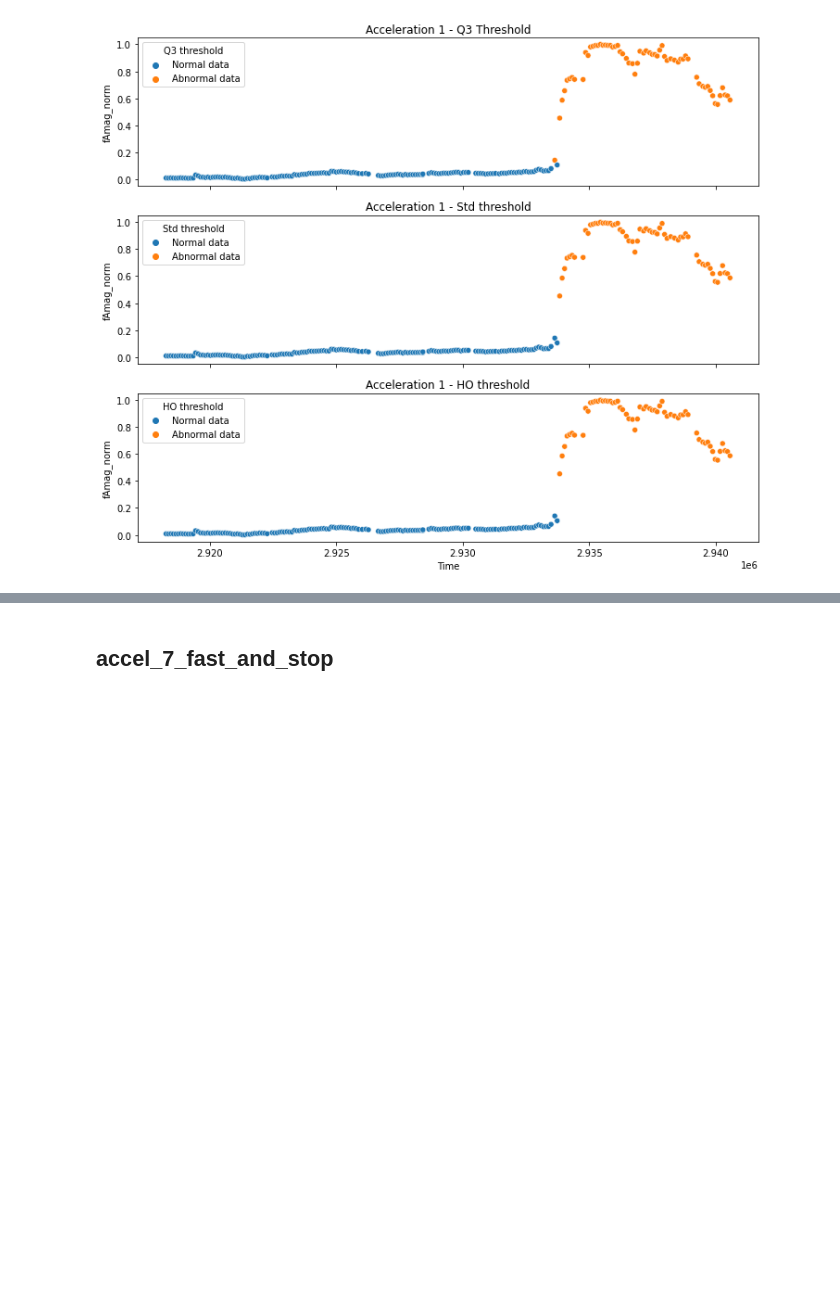
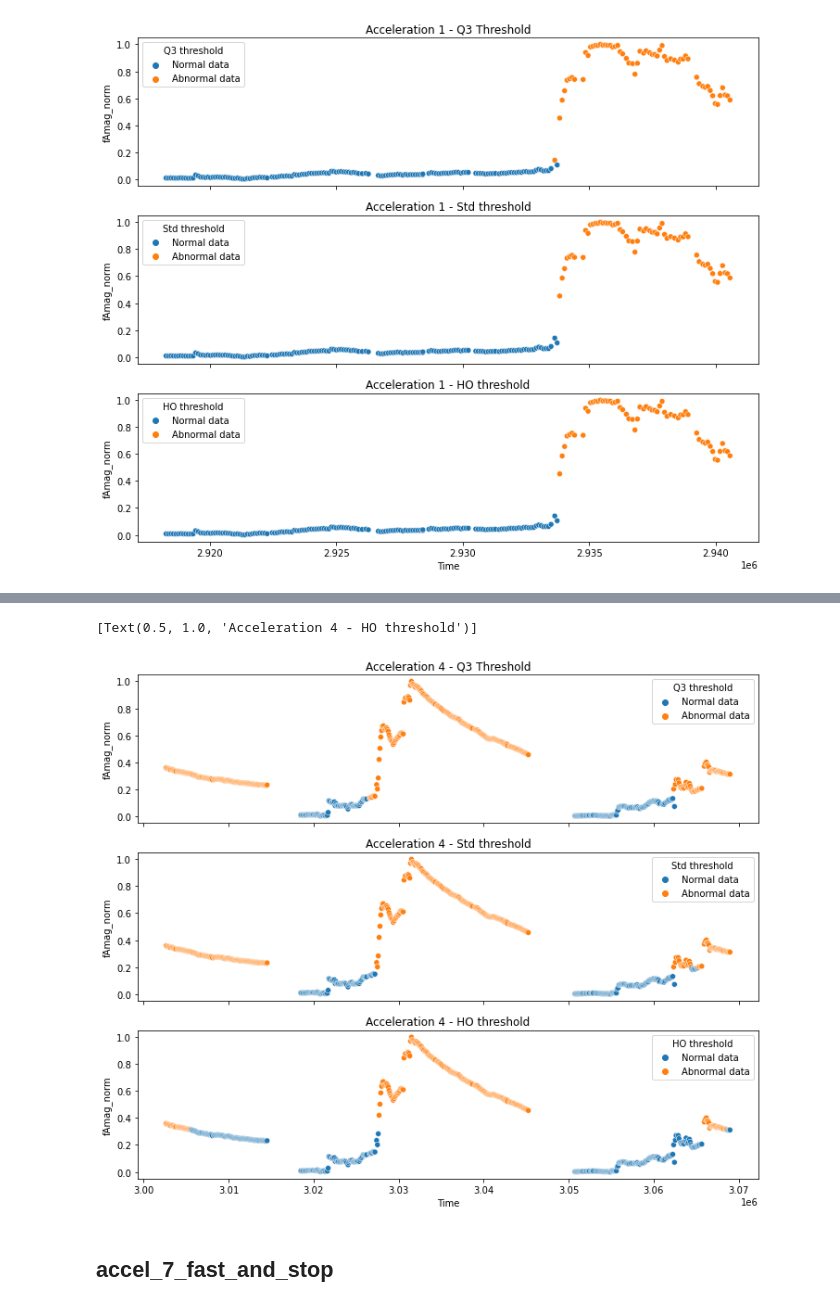
Before and after one commit to ttuncay/Zoomo-Project_LEVeraging-Data-Team, a Jupyter notebook: Data Analysis Step 2 Abnormal Behaviour Identification/Data Analysis Step 2 Abnormal Behaviour Identification on Laballed Data.ipynb, the cells around one changed output, grey strips where cells are left out. Cells and saved outputs as stored; diff of their text form; code cells hidden in the pictures; blank space fills up the shorter version.

Commit message:
Accel 4 Added

```diff
--- a/Data Analysis Step 2 Abnormal Behaviour Identification/Data Analysis Step 2 Abnormal Behaviour Identification on Laballed Data.ipynb
+++ b/Data Analysis Step 2 Abnormal Behaviour Identification/Data Analysis Step 2 Abnormal Behaviour Identification on Laballed Data.ipynb
@@ -498,0 +528,6 @@ Accel_1.to_csv('Accel_1_normal_vs_abnormal.csv')
+# %%
+# Calculate filtered and unfiltered Amag for acceleration 4 data.
+
+Accel_4['fAmag'] = np.sqrt((Accel_4['X_f'])**2 + (Accel_4['Y_f'])**2 + (Accel_4['Z_f'])**2)
+
+Accel_4['Amag'] = np.sqrt((Accel_4['X'])**2 + (Accel_4['Y'])**2 + (Accel_4['Z'])**2)
@@ -498,0 +545,8 @@ Accel_1.to_csv('Accel_1_normal_vs_abnormal.csv')
+# %%
+# Calculate normalised fAmag & Amag for Acceleration 4.
+
+Accel_4['fAmag_norm'] = ((Accel_4['fAmag'] - Accel_4['fAmag'].min())/
+                                     (Accel_4['fAmag'].max() - Accel_4['fAmag'].min()))
+
+Accel_4['Amag_norm'] = ((Accel_4['Amag'] - Accel_4['Amag'].min())/
+                                     (Accel_4['Amag'].max() - Accel_4['Amag'].min()))
@@ -498,0 +564,11 @@ Accel_1.to_csv('Accel_1_normal_vs_abnormal.csv')
+# %%
+# Apply the different thresholds to Acceleration 4 data.
+
+# Q3 (75th percentile) threshold
+Accel_4['Q3 threshold'] = Accel_4['fAmag_norm'].apply(Amag_Q3_threshold)
+
+# Standard deviation threshold
+Accel_4['Std threshold'] = Accel_4['fAmag_norm'].apply(Amag_std_threshold)
+
+# High Outlier threshold
+Accel_4['HO threshold'] = Accel_4['fAmag_norm'].apply(Amag_HO_threshold)
@@ -498,0 +586,18 @@ Accel_1.to_csv('Accel_1_normal_vs_abnormal.csv')
+# %%
+# Visualise the simple classification of normalised fAmag data.
+
+hue_order = ['Normal data', 'Abnormal data']
+
+
+fig, axes = plt.subplots(3,1, figsize=(12,10), sharex=True, sharey=True)
+
+sns.scatterplot(data=Accel_4, ax=axes[0], x = 'Time', y = 'fAmag_norm', hue = 'Q3 threshold', hue_order= hue_order).set(title = 'Acceleration 4 - Q3 Threshold')
+axes[0].set_xlabel('')
+
+sns.scatterplot(data=Accel_4, ax=axes[1], x = 'Time', y = 'fAmag_norm', hue = 'Std threshold', hue_order= hue_order).set(title = 'Acceleration 4 - Std threshold')
+axes[1].set_xlabel('')
+
+sns.scatterplot(data=Accel_4, ax=axes[2], x = 'Time', y = 'fAmag_norm', hue = 'HO threshold', hue_order= hue_order).set(title = 'Acceleration 4 - HO threshold')
+# %% [output]
+[Text(0.5, 1.0, 'Acceleration 4 - HO threshold')]
+[figure, added]
```
Also changed, not shown: parts of 16 cells of this notebook, 1 other file.
